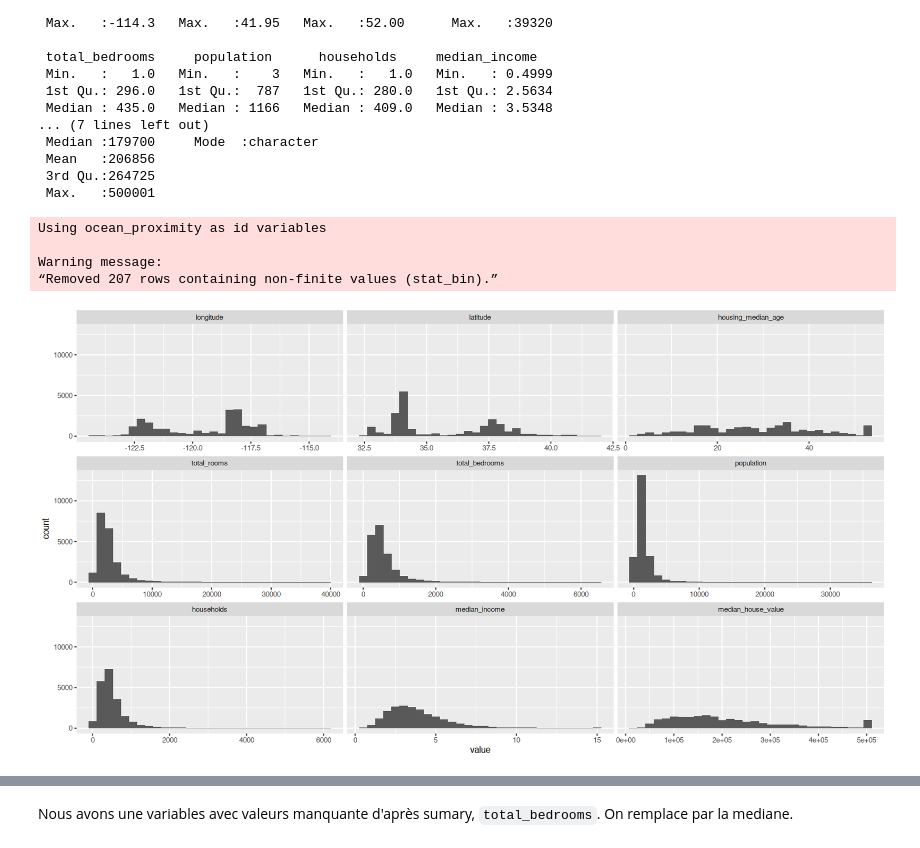
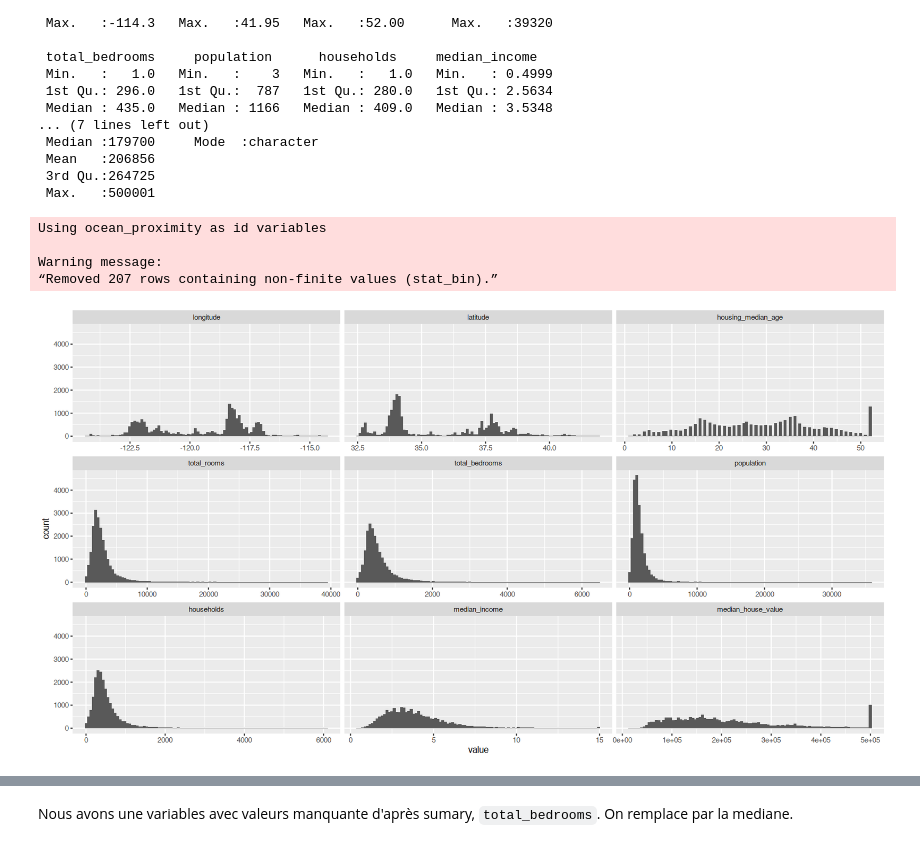
Before and after one commit to abdoulsn/projets, a Jupyter notebook: projet_methodstats.ipynb, the cells around one changed output, grey strips where cells are left out. Drawn from its saved outputs; the diff is of its cells as text; code cells hidden in the pictures.

```diff
--- a/projet_methodstats.ipynb
+++ b/projet_methodstats.ipynb
@@ -86,10 +92,10 @@ summary(maison)
 # %%
 options(repr.plot.width=15, repr.plot.height=8)
 ggplot(data = melt(maison), mapping = aes(x = value)) +
-    geom_histogram(bins = 30) + facet_wrap(~variable, scales = 'free_x')
+    geom_histogram(bins = 100) + facet_wrap(~variable, scales = 'free_x')
 # %% [output]
 Using ocean_proximity as id variables
 
 Warning message:
 “Removed 207 rows containing non-finite values (stat_bin).”
-[figure, old version]
+[figure, new version]
```
Also changed, not shown: parts of 34 cells of this notebook.
